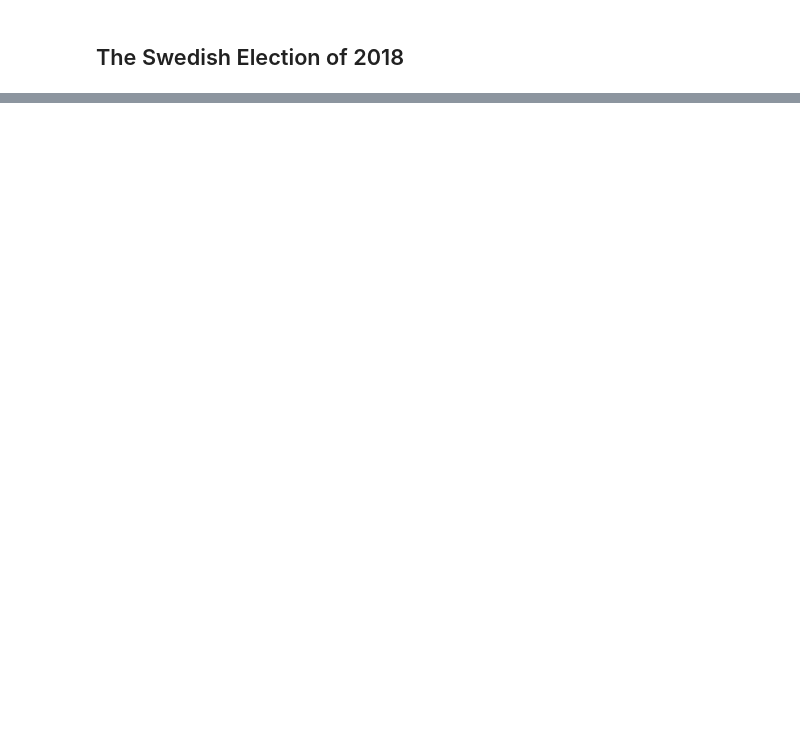
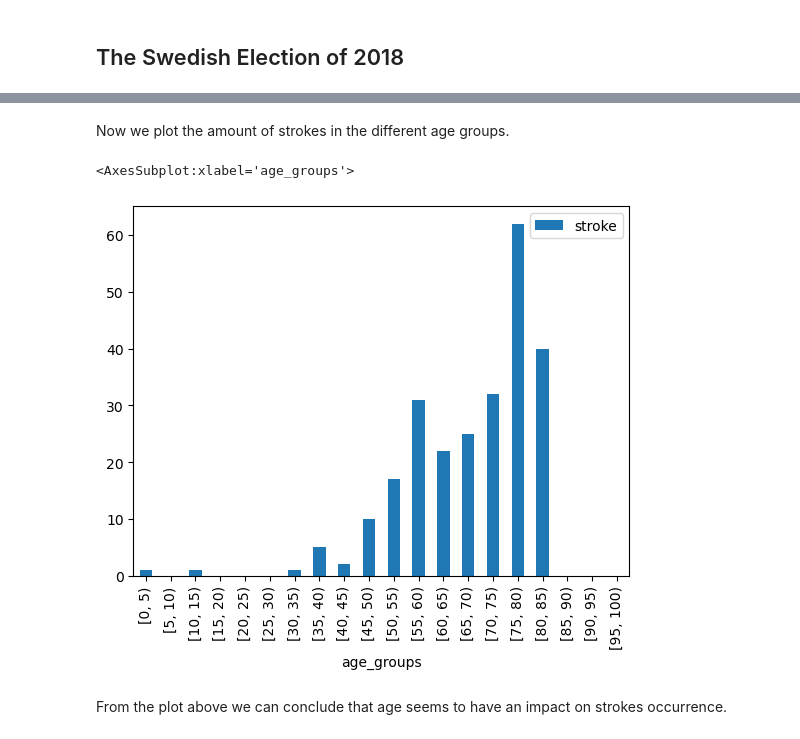
Before and after one commit to majaelm/su-mt4007, a Jupyter notebook: HW2/HW2.ipynb, the cells around one changed output, grey strips where cells are left out. Drawn from its saved outputs; the diff is of its cells as text; code cells hidden in the pictures; blank space fills up the shorter version.

```diff
--- a/HW2/HW2.ipynb
+++ b/HW2/HW2.ipynb
@@ -109,0 +118,2 @@ relevent_elec_df =
+# %%
+strokes_df = pd.read_csv('https://raw.githubusercontent.com/su-mt4007/data/refs/heads/main/stroke-data.csv')
@@ -109,0 +122,5 @@ relevent_elec_df =
+# %%
+strokes_df['age_groups'] = pd.cut(strokes_df['age'], bins = range(0,101,5), right = False)
+
+relevent_strokes_df = strokes_df[['age_groups', 'stroke']]
+relevent_strokes_df.head()
@@ -109,0 +134,9 @@ relevent_elec_df =
+# %% [markdown]
+Now we plot the amount of strokes in the different age groups.
+# %%
+relevent_strokes_df.groupby('age_groups').sum().plot.bar()
+# %% [output]
+<AxesSubplot:xlabel='age_groups'>
+[figure, added]
+# %% [markdown]
+From the plot above we can conclude that age seems to have an impact on strokes occurrence.
```
Also changed, not shown: parts of 22 cells of this notebook.
